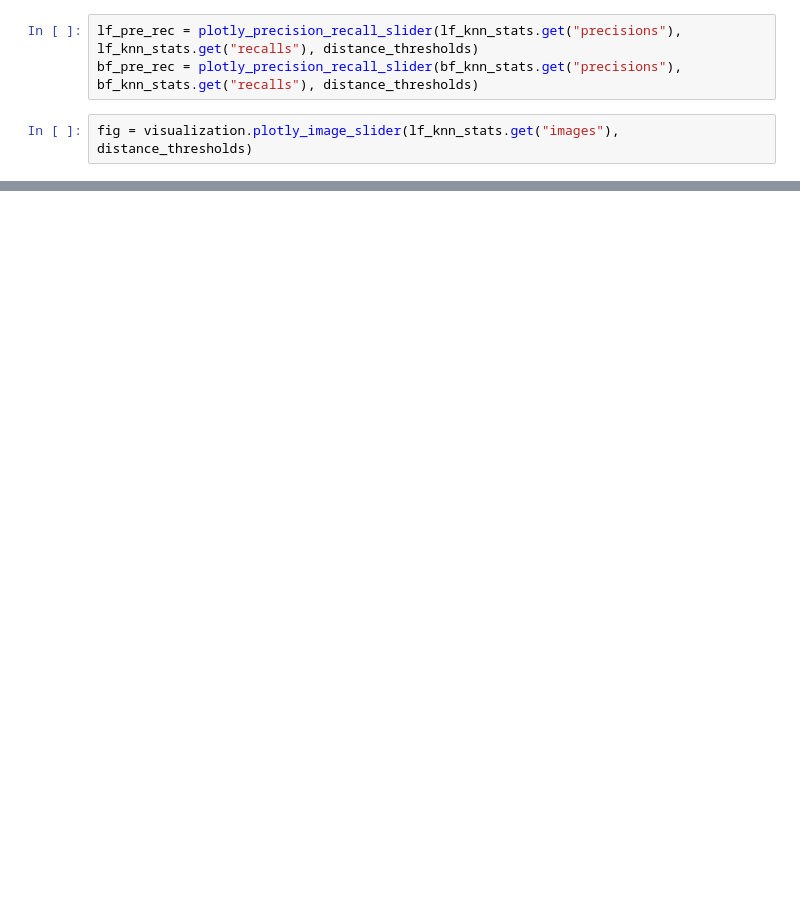
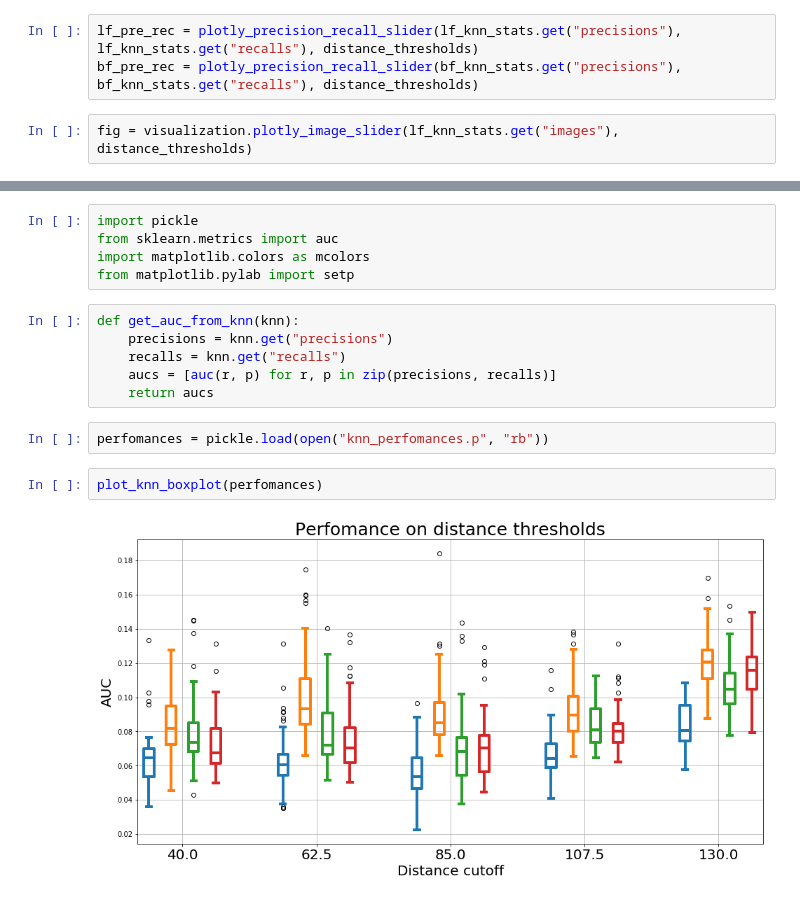
Before and after one commit to NabJa/single_cell_detection, a Jupyter notebook: Evaluation_of_multiple_models.ipynb, the cells around one changed output, grey strips where cells are left out. Drawn from its saved outputs; the diff is of its cells as text; blank space fills up the shorter version.

```diff
--- a/Evaluation_of_multiple_models.ipynb
+++ b/Evaluation_of_multiple_models.ipynb
@@ -333,0 +327,17 @@ plotly.offline.plot(bf_pre_rec, filename="C:\\Users\\N.Jabareen\\presentations\\
+# %%
+import pickle
+from sklearn.metrics import auc
+import matplotlib.colors as mcolors
+from matplotlib.pylab import setp
+# %%
+def get_auc_from_knn(knn):
+    precisions = knn.get("precisions")
+    recalls = knn.get("recalls")
+    aucs = [auc(r, p) for r, p in zip(precisions, recalls)]
+    return aucs
+# %%
+perfomances = pickle.load(open("knn_perfomances.p", "rb"))
+# %%
+plot_knn_boxplot(perfomances)
+# %% [output]
+[figure, added]
```
Also changed, not shown: parts of 25 cells of this notebook, 1 other file.
